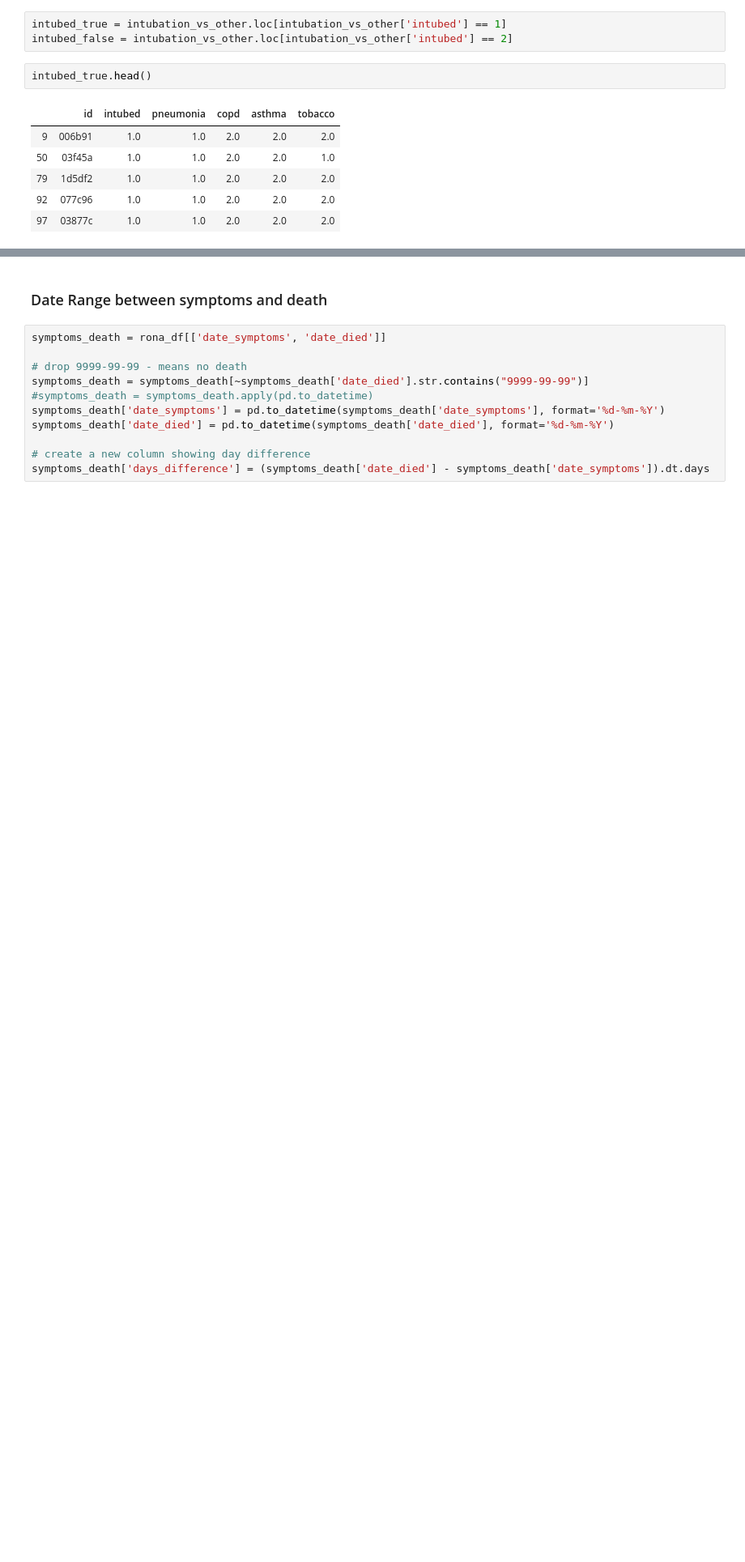
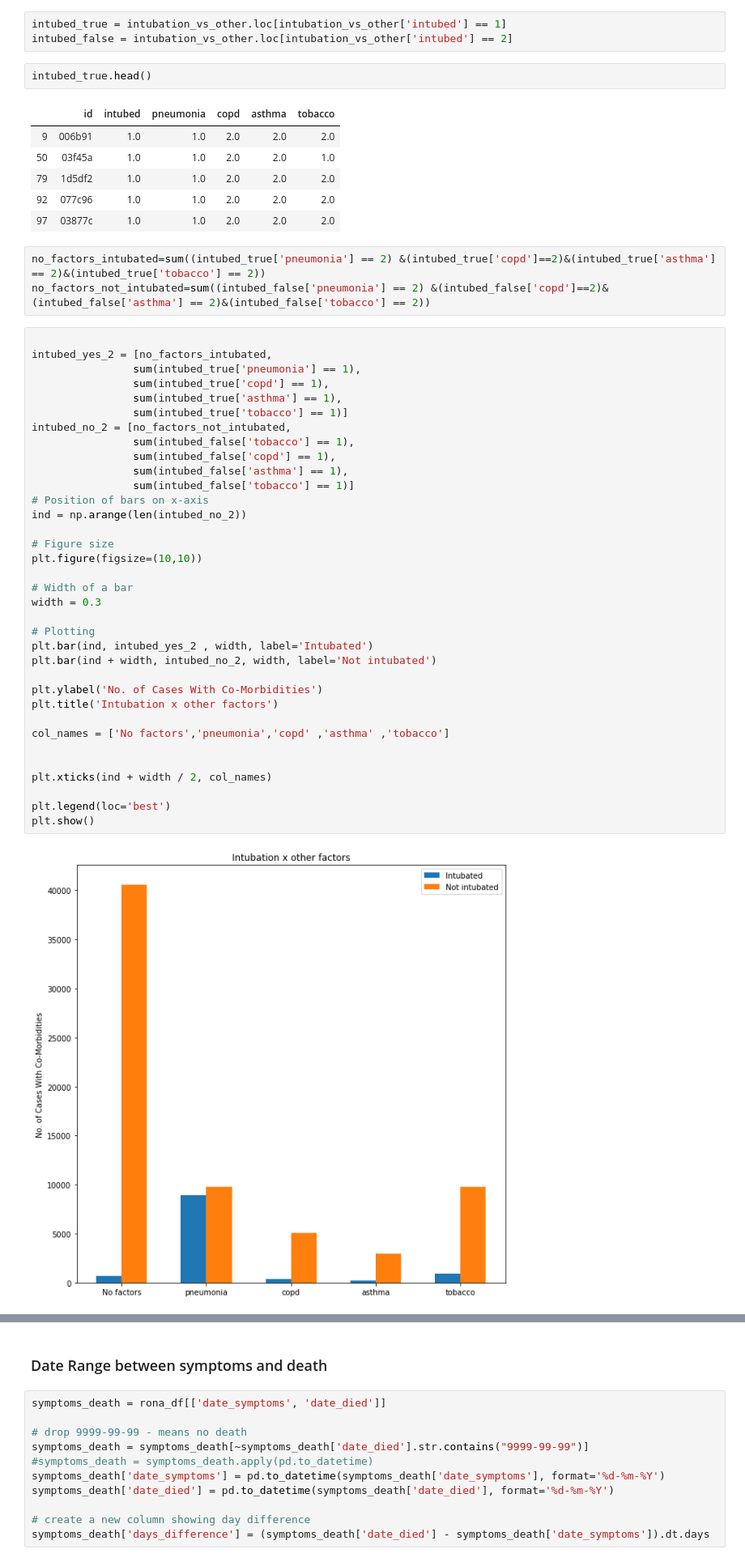
Before and after one commit to lburns660/2PullOrNot2Pull, a Jupyter notebook: Visualisations.ipynb, the cells around one changed output, grey strips where cells are left out. Shown: that part at 81% size. Cells and saved outputs as stored; diff of their text form; blank space fills up the shorter version.

```diff
--- a/Visualisations.ipynb
+++ b/Visualisations.ipynb
@@ -75,3 +77,43 @@ intubed_true.head()
 | 79 | 1d5df2 | 1.0 | 1.0 | 2.0 | 2.0 | 2.0 |
 | 92 | 077c96 | 1.0 | 1.0 | 2.0 | 2.0 | 2.0 |
 | 97 | 03877c | 1.0 | 1.0 | 2.0 | 2.0 | 2.0 |
+# %%
+no_factors_intubated=sum((intubed_true['pneumonia'] == 2) &(intubed_true['copd']==2)&(intubed_true['asthma'] == 2)&(intubed_true['tobacco'] == 2))
+no_factors_not_intubated=sum((intubed_false['pneumonia'] == 2) &(intubed_false['copd']==2)&(intubed_false['asthma'] == 2)&(intubed_false['tobacco'] == 2))
+# %%
+
+intubed_yes_2 = [no_factors_intubated,
+                sum(intubed_true['pneumonia'] == 1),
+                sum(intubed_true['copd'] == 1),
+                sum(intubed_true['asthma'] == 1),
+                sum(intubed_true['tobacco'] == 1)]
+intubed_no_2 = [no_factors_not_intubated,
+                sum(intubed_false['tobacco'] == 1),
+                sum(intubed_false['copd'] == 1),
+                sum(intubed_false['asthma'] == 1),
+                sum(intubed_false['tobacco'] == 1)]
+# Position of bars on x-axis
+ind = np.arange(len(intubed_no_2))
+
+# Figure size
+plt.figure(figsize=(10,10))
+
+# Width of a bar
+width = 0.3
+
+# Plotting
+plt.bar(ind, intubed_yes_2 , width, label='Intubated')
+plt.bar(ind + width, intubed_no_2, width, label='Not intubated')
+
+plt.ylabel('No. of Cases With Co-Morbidities')
+plt.title('Intubation x other factors')
+
+col_names = ['No factors','pneumonia','copd' ,'asthma' ,'tobacco']
+
+
+plt.xticks(ind + width / 2, col_names)
+
+plt.legend(loc='best')
+plt.show()
+# %% [output]
+[figure, added]
```
Also changed, not shown: parts of 6 cells of this notebook.
